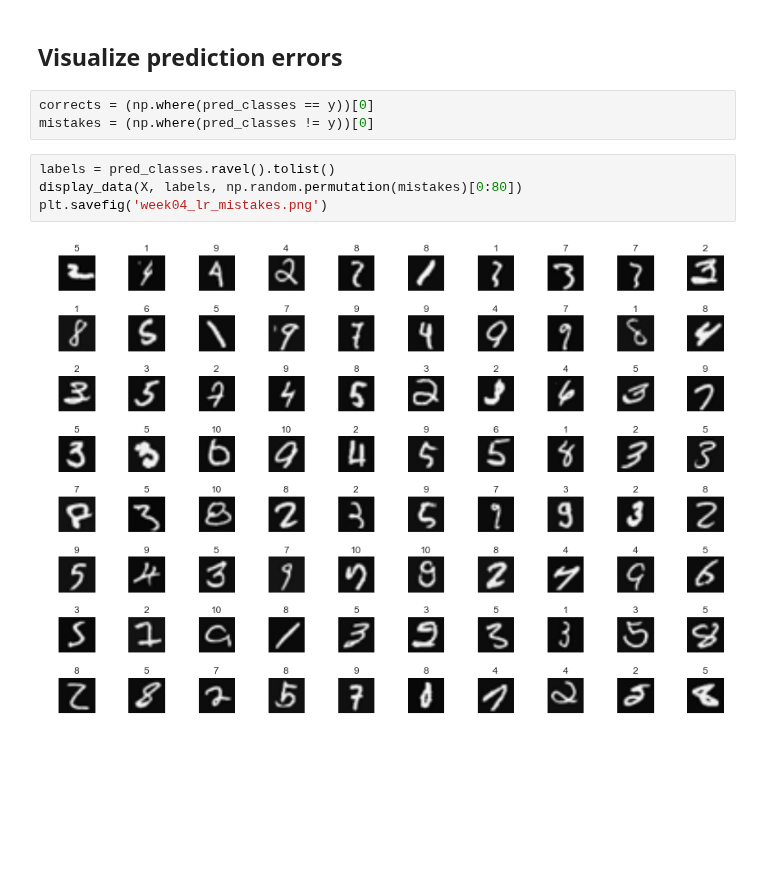
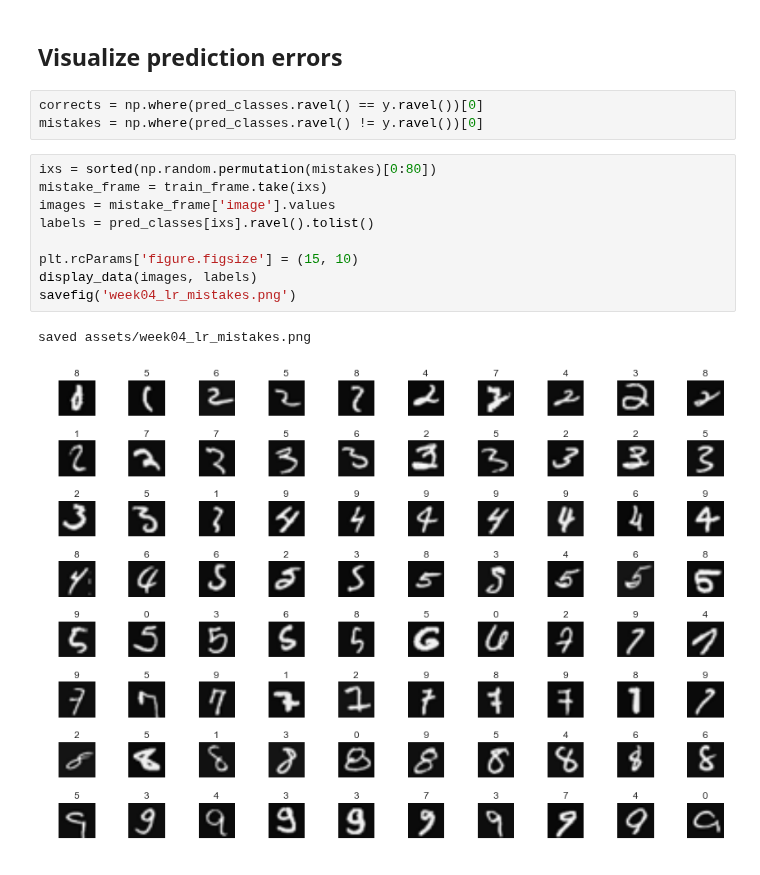
Before and after one commit to uents/coursera-ml, a Jupyter notebook: week04/logistic_regression_classification.ipynb, the cells around one changed output. Drawn from its saved outputs; the diff is of its cells as text; blank space fills up the shorter version.

```diff
--- a/week04/logistic_regression_classification.ipynb
+++ b/week04/logistic_regression_classification.ipynb
@@ -83,12 +123,18 @@ compute_train_accuracy(pred_classes, y)
 # %% [markdown]
 ## Visualize prediction errors
 # %%
-corrects = (np.where(pred_classes == y))[0]
-mistakes = (np.where(pred_classes != y))[0]
+corrects = np.where(pred_classes.ravel() == y.ravel())[0]
+mistakes = np.where(pred_classes.ravel() != y.ravel())[0]
-# %%
-labels = pred_classes.ravel().tolist()
-display_data(X, labels, np.random.permutation(mistakes)[0:80])
-plt.savefig('week04_lr_mistakes.png')
-# %% [output]
-[figure, removed]
+# %%
+ixs = sorted(np.random.permutation(mistakes)[0:80])
+mistake_frame = train_frame.take(ixs)
+images = mistake_frame['image'].values
+labels = pred_classes[ixs].ravel().tolist()
+
+plt.rcParams['figure.figsize'] = (15, 10)
+display_data(images, labels)
+savefig('week04_lr_mistakes.png')
+# %% [output]
+saved assets/week04_lr_mistakes.png
+[figure, added]
 # %%
```
Also changed, not shown: parts of 14 cells of this notebook, 3 other files.
